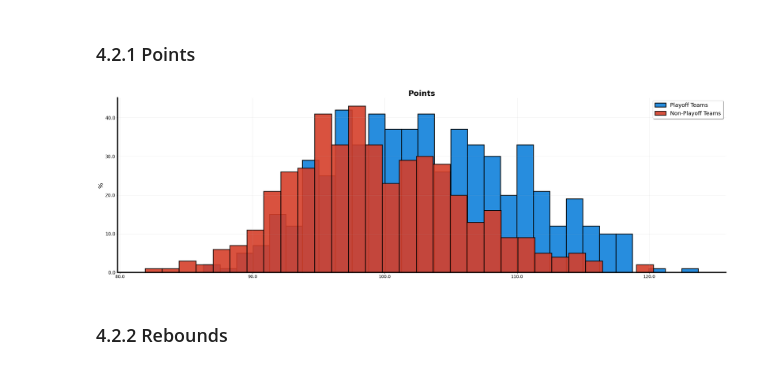
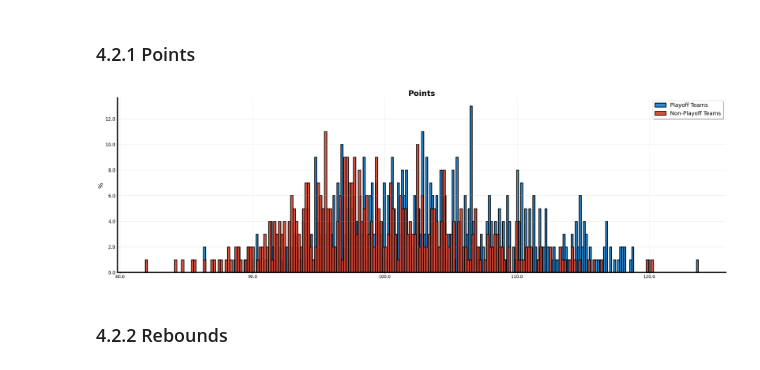
Before and after one commit to gurher/nba-playoff-prediction, a Jupyter notebook: NBA Playoffs.ipynb, the cells around one changed output. Drawn from its saved outputs; the diff is of its cells as text; code cells hidden in the pictures.

```diff
--- a/NBA Playoffs.ipynb
+++ b/NBA Playoffs.ipynb
@@ -321,36 +286,36 @@ non_playoff_offense_stats.reset_index(drop=True, inplace=True)
 fig, ax = plt.subplots(1, 1, figsize=(30,10))
 
 playoff_points = playoff_offense_stats["PTS"]
 playoff_bins = playoff_offense_stats["PTS"].value_counts().size
 
 non_playoff_points = non_playoff_offense_stats["PTS"]
 non_playoff_bins = non_playoff_offense_stats["PTS"].value_counts().size
 
-ax.hist(playoff_points, bins=30, color=playoff_color, edgecolor='black', alpha=1, linewidth=2.5, label='Playoff Teams')
-ax.hist(non_playoff_points, bins=30, color=non_playoff_color, edgecolor='black', alpha=0.9, linewidth=2.5, label='Non-Playoff Teams')
+ax.hist(playoff_points, bins=playoff_bins, color=playoff_color, edgecolor='black', alpha=1, linewidth=2.5, label='Playoff Teams')
+ax.hist(non_playoff_points, bins=non_playoff_bins, color=non_playoff_color, edgecolor='black', alpha=0.9, linewidth=2.5, label='Non-Playoff Teams')
 
 ax.grid(which='major', axis='x', zorder=0, alpha=0.3)
 ax.grid(which='major', axis='y', zorder=0, alpha=0.3)
 
 ax.set_title("Points", weight='bold', fontsize=25)
 ax.set_ylabel('%', fontsize=20)
 ax.set_xticklabels(ax.get_xticks(), fontsize=20)
 ax.set_yticklabels(ax.get_yticks(), fontsize=15)
 ax.xaxis.set_tick_params(labelsize=14)
 # ax.set_facecolor(b_color)
 
 ax.spines['top'].set_visible(False)
 ax.spines['right'].set_visible(False)
 ax.spines['bottom'].set_linewidth(4)
 ax.spines['left'].set_linewidth(4)
 
 ax.legend(loc=1, shadow=True, fontsize=18)
 
 # fig.set_facecolor(b_color)
 fig.tight_layout(pad=5)
 plt.show()
 # %% [output]
-[figure, old version]
+[figure, new version]
 # %% [markdown]
 ### 4.2.2 Rebounds
 # %%
```
Also changed, not shown: parts of 32 cells of this notebook.
